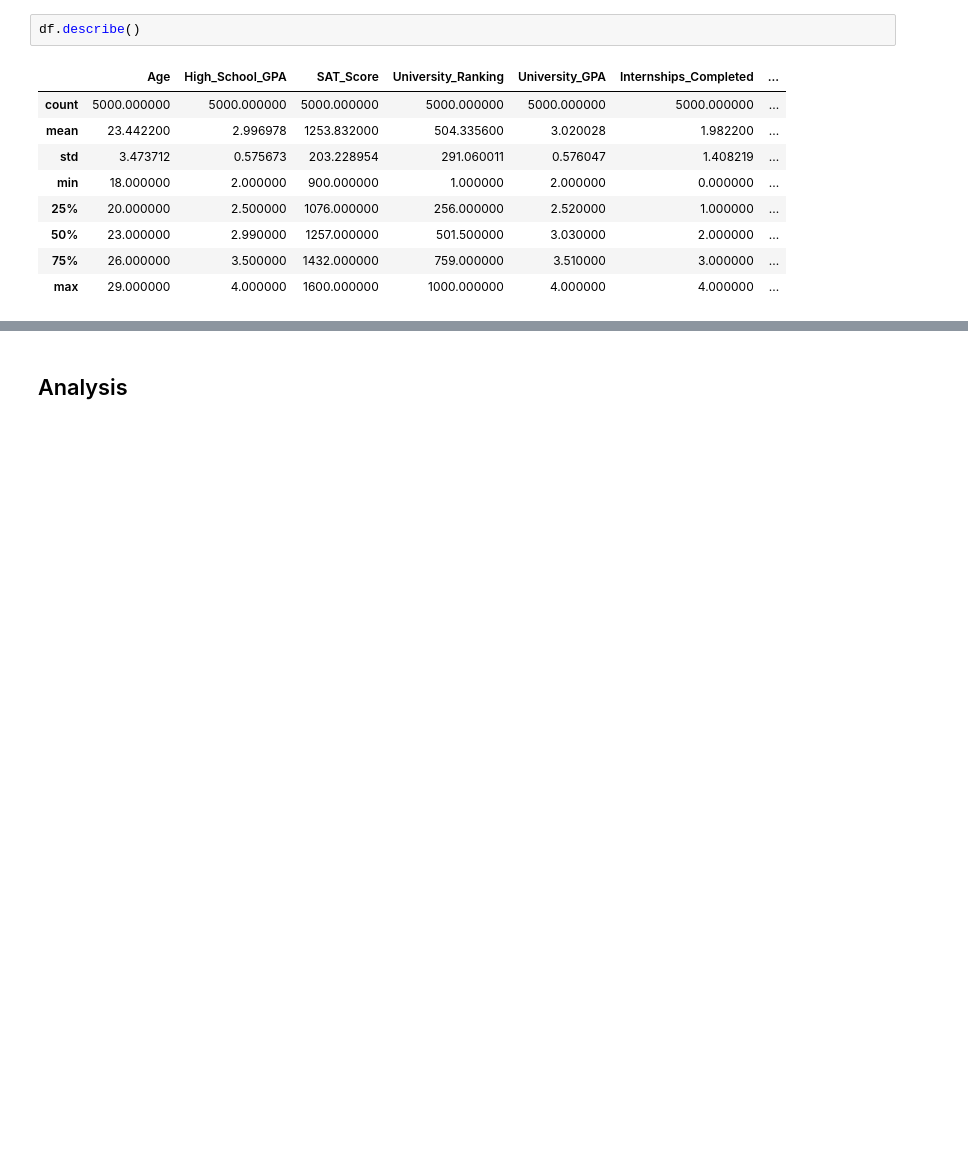
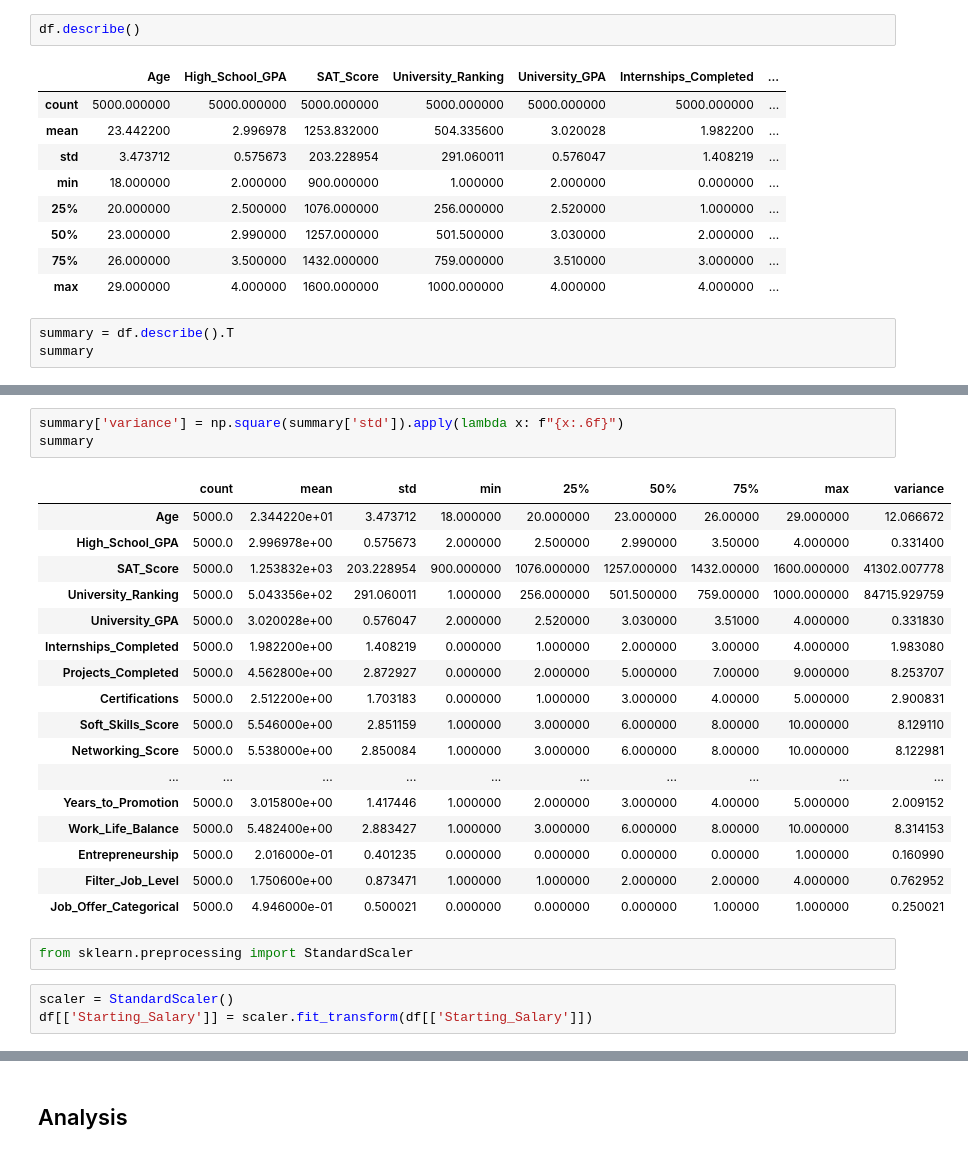
Before and after one commit to ReemaS03/SpotifyFeaturesVSPopularity, a Jupyter notebook: working.ipynb, the cells around one changed output, grey strips where cells are left out. Drawn from its saved outputs; the diff is of its cells as text; blank space fills up the shorter version.

```diff
--- a/working.ipynb
+++ b/working.ipynb
@@ -216,3 +229,6 @@ df.describe()
 | 50% | 23.000000 | 2.990000 | 1257.000000 | 501.500000 | 3.030000 | 2.000000 | ... |
 | 75% | 26.000000 | 3.500000 | 1432.000000 | 759.000000 | 3.510000 | 3.000000 | ... |
 | max | 29.000000 | 4.000000 | 1600.000000 | 1000.000000 | 4.000000 | 4.000000 | ... |
+# %%
+summary = df.describe().T
+summary
@@ -218,0 +253,26 @@ df.describe()
+# %%
+summary['variance'] = np.square(summary['std']).apply(lambda x: f"{x:.6f}")
+summary
+# %% [output]
+|  | count | mean | std | min | 25% | 50% | 75% | max | variance |
+| Age | 5000.0 | 2.344220e+01 | 3.473712 | 18.000000 | 20.000000 | 23.000000 | 26.00000 | 29.000000 | 12.066672 |
+| High_School_GPA | 5000.0 | 2.996978e+00 | 0.575673 | 2.000000 | 2.500000 | 2.990000 | 3.50000 | 4.000000 | 0.331400 |
+| SAT_Score | 5000.0 | 1.253832e+03 | 203.228954 | 900.000000 | 1076.000000 | 1257.000000 | 1432.00000 | 1600.000000 | 41302.007778 |
+| University_Ranking | 5000.0 | 5.043356e+02 | 291.060011 | 1.000000 | 256.000000 | 501.500000 | 759.00000 | 1000.000000 | 84715.929759 |
+| University_GPA | 5000.0 | 3.020028e+00 | 0.576047 | 2.000000 | 2.520000 | 3.030000 | 3.51000 | 4.000000 | 0.331830 |
+| Internships_Completed | 5000.0 | 1.982200e+00 | 1.408219 | 0.000000 | 1.000000 | 2.000000 | 3.00000 | 4.000000 | 1.983080 |
+| Projects_Completed | 5000.0 | 4.562800e+00 | 2.872927 | 0.000000 | 2.000000 | 5.000000 | 7.00000 | 9.000000 | 8.253707 |
+| Certifications | 5000.0 | 2.512200e+00 | 1.703183 | 0.000000 | 1.000000 | 3.000000 | 4.00000 | 5.000000 | 2.900831 |
+| Soft_Skills_Score | 5000.0 | 5.546000e+00 | 2.851159 | 1.000000 | 3.000000 | 6.000000 | 8.00000 | 10.000000 | 8.129110 |
+| Networking_Score | 5000.0 | 5.538000e+00 | 2.850084 | 1.000000 | 3.000000 | 6.000000 | 8.00000 | 10.000000 | 8.122981 |
+| ... | ... | ... | ... | ... | ... | ... | ... | ... | ... |
+| Years_to_Promotion | 5000.0 | 3.015800e+00 | 1.417446 | 1.000000 | 2.000000 | 3.000000 | 4.00000 | 5.000000 | 2.009152 |
+| Work_Life_Balance | 5000.0 | 5.482400e+00 | 2.883427 | 1.000000 | 3.000000 | 6.000000 | 8.00000 | 10.000000 | 8.314153 |
+| Entrepreneurship | 5000.0 | 2.016000e-01 | 0.401235 | 0.000000 | 0.000000 | 0.000000 | 0.00000 | 1.000000 | 0.160990 |
+| Filter_Job_Level | 5000.0 | 1.750600e+00 | 0.873471 | 1.000000 | 1.000000 | 2.000000 | 2.00000 | 4.000000 | 0.762952 |
+| Job_Offer_Categorical | 5000.0 | 4.946000e-01 | 0.500021 | 0.000000 | 0.000000 | 0.000000 | 1.00000 | 1.000000 | 0.250021 |
+# %%
+from sklearn.preprocessing import StandardScaler
+# %%
+scaler = StandardScaler()
+df[['Starting_Salary']] = scaler.fit_transform(df[['Starting_Salary']])
```
Also changed, not shown: parts of 10 cells of this notebook.
